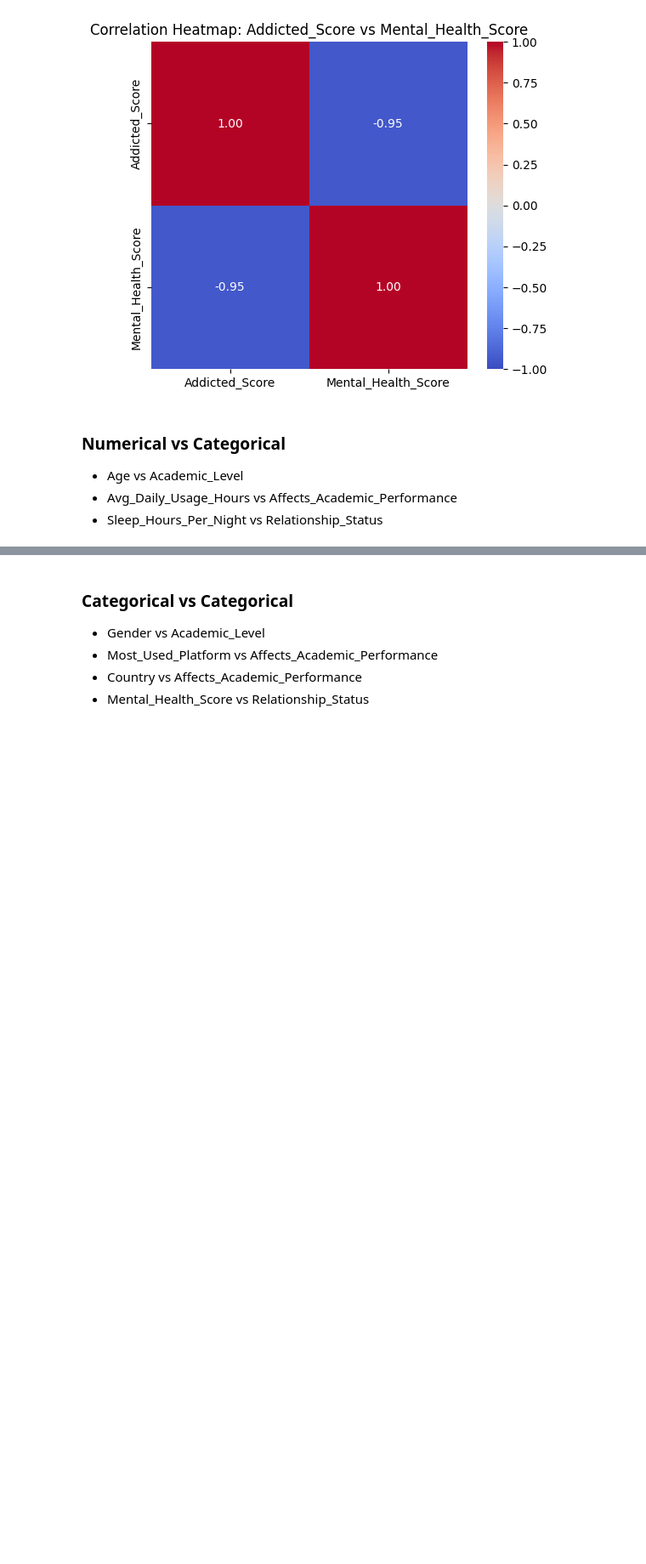
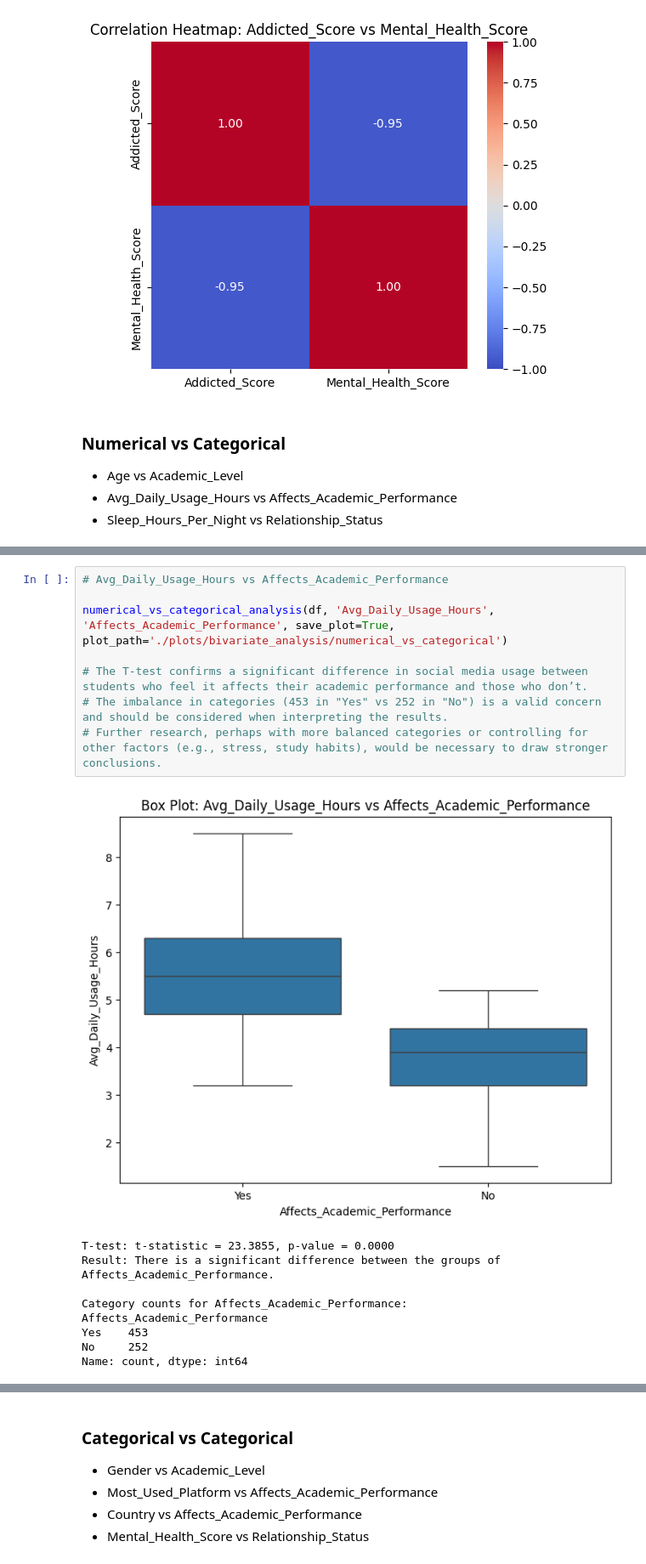
Before and after one commit to aliasgharmirhshai/social-media-addiction, a Jupyter notebook: main.ipynb, the cells around one changed output, grey strips where cells are left out. Shown at 85% size. Cells and saved outputs as stored; diff of their text form; blank space fills up the shorter version.

```diff
--- a/main.ipynb
+++ b/main.ipynb
@@ -461,0 +541,18 @@ Mental_Health_Score       -0.945051             1.000000
+# %%
+# Avg_Daily_Usage_Hours vs Affects_Academic_Performance
+
+numerical_vs_categorical_analysis(df, 'Avg_Daily_Usage_Hours', 'Affects_Academic_Performance', save_plot=True, plot_path='./plots/bivariate_analysis/numerical_vs_categorical')
+
+# The T-test confirms a significant difference in social media usage between students who feel it affects their academic performance and those who don’t.
+# The imbalance in categories (453 in "Yes" vs 252 in "No") is a valid concern and should be considered when interpreting the results.
+# Further research, perhaps with more balanced categories or controlling for other factors (e.g., stress, study habits), would be necessary to draw stronger conclusions.
+# %% [output]
+[figure, added]
+T-test: t-statistic = 23.3855, p-value = 0.0000
+Result: There is a significant difference between the groups of Affects_Academic_Performance.
+
+Category counts for Affects_Academic_Performance:
+Affects_Academic_Performance
+Yes    453
+No     252
+Name: count, dtype: int64
```
Also changed, not shown: parts of 4 cells of this notebook, 4 other files.
